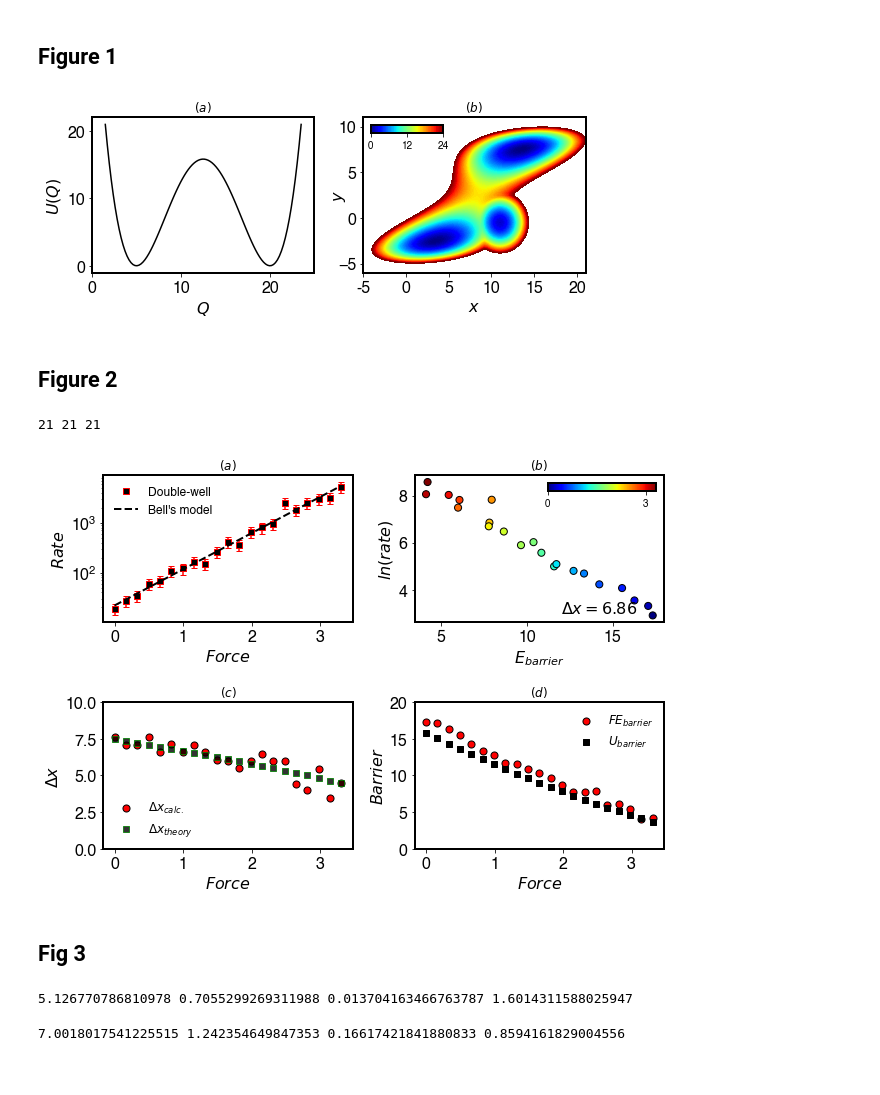
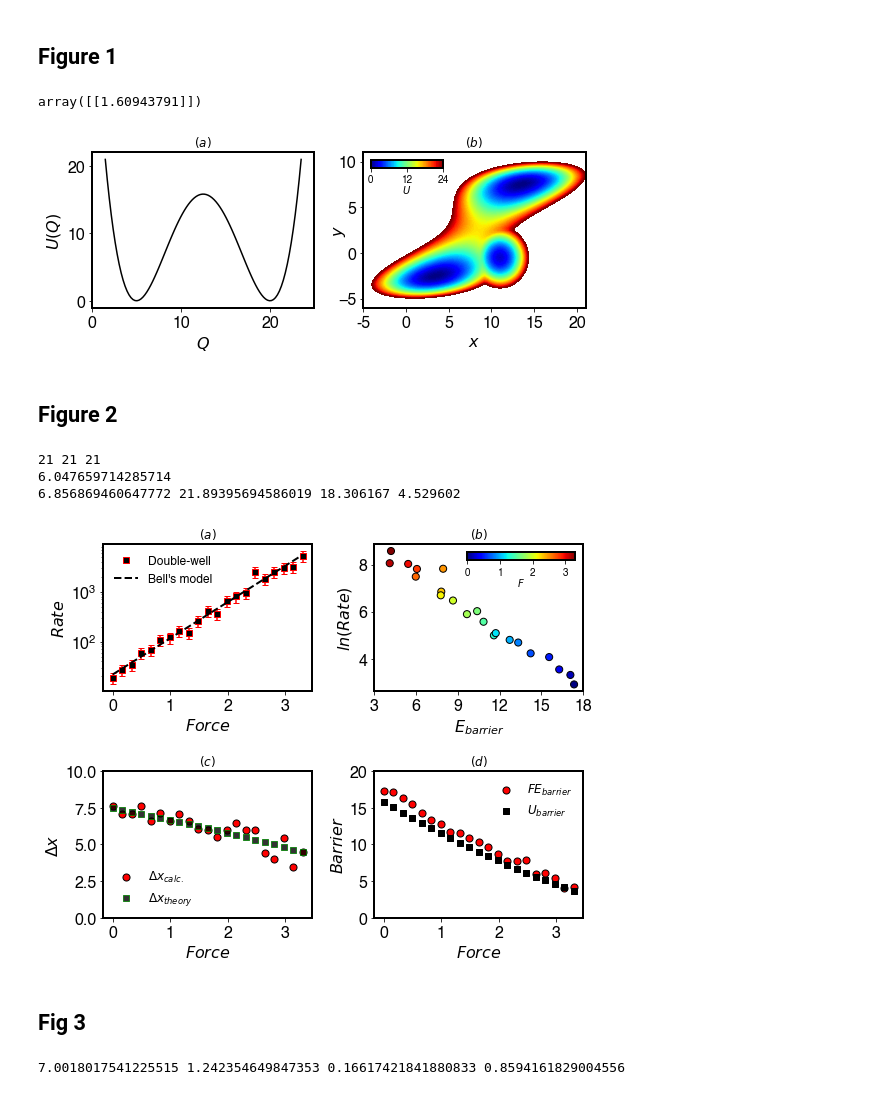
Before and after one commit to hocky-research-group/PenaUnbindingPaper, a Jupyter notebook: analysis/FiguresforPaper.ipynb, the cells around one changed output. Drawn from its saved outputs; the diff is of its cells as text; code cells hidden in the pictures.

Commit message:
update plotting

```diff
--- a/analysis/FiguresforPaper.ipynb
+++ b/analysis/FiguresforPaper.ipynb
@@ -50,29 +52,26 @@ def slip_rate(force, k1s_0, xd, kbT = 0.596):
     return rate
 # %% [markdown]
 ## Figure 1
+# %%
+potential(12.5, 0)
+V = makarovp(11,-.5,a=0.4, b=0.2, barrier=4, d=0, s=6,l=11, w=1, vy=-0.5, cy=1, Fx=0)
+V
+# %% [output]
+array([[1.60943791]])
 # %%
 from mpl_toolkits.axes_grid1 import make_axes_locatable
 from matplotlib import font_manager
 from mpl_toolkits.axes_grid1.inset_locator import inset_axes
+
 dist = np.linspace(1.5,23.5,100)
 U = potential(dist, 0)
-U_force = potential(dist,-2)
-shift_U = U_force + 11
-arrow_properties = dict(
-    facecolor="black", width=0.5,
-    headwidth=2, shrink=0.5)
-label_x = 20
-label_y = 10
-arrow_x = 20
-arrow_y = 0
+
+
 test_x_points = np.linspace(-5,21,100)
 test_y_points = np.linspace(-5,10,75)
 V = makarovp(test_x_points,test_y_points,a=0.4, b=0.2, barrier=4, d=0, s=6,l=11, w=1, vy=-0.5, cy=1, Fx=0)
 
 fig, ax = plt.subplots(1,2, figsize=(8,3.5))
-#for axis in ['top', 'bottom', 'left', 'right']:
- #   ax[0].spines[axis].set_linewidth(1.5)
-  #  ax[1].spines[axis].set_linewidth(1.5)
 ax[0].plot(dist, U, c='k')
 ax[0].set_xlabel(r'$Q$', fontweight='bold')
 ax[0].set_ylabel(r'$U(Q)$', fontweight='bold')
@@ -82,30 +81,22 @@ ax[0].set_title(r"$(a)$", fontsize=12)
 im1=ax[1].contourf(test_x_points,test_y_points, V, levels=np.linspace(0,24,100),cmap='jet')
 
 
-
-#divider = make_axes_locatable(ax[1])
-#cax = divider.append_axes('right', size='5%', pad=0.05)
-#cb=fig.colorbar(im1, cax=cax, orientation='vertical', label=r'$U({Q})$')
-#cb_ax = cb.ax
-
-cb.set_ticks(np.linspace(0,24,5))
 ax[1].set_xlabel(r'$x$', fontweight='bold')
 ax[1].set_ylabel(r'$y$', fontweight='bold', labelpad=-10)
 ax[1].xaxis.set_major_locator(mpl.ticker.FixedLocator(np.linspace(-5, 20, 6)))
 ax[1].set_xticklabels([int(i) for i in np.linspace(-5,20,6)])
 ax[1].set_ylim(-6,11)
 ax[1].set_title(r"$(b)$", fontsize=12)
-#ax[1].tick_params(axis='both', labelsize=14)
 plt.tight_layout()
-cbaxes = inset_axes(ax[1], width=1.0, height="5%",loc="upper left")
+cbaxes = inset_axes(ax[1], width=1, height=.1,loc="upper left")
 cbar = fig.colorbar(im1, cax=cbaxes, ticks = [0.,12,24], orientation='horizontal',)
 cbar.ax.tick_params(labelsize=10)
-#fig.subplots_adjust(top=.93)
+cbar.set_label(r'$U$', fontsize=10, labelpad=-1)
 fig.savefig(f"{out_dir}figure1.pdf")
 plt.show()
 plt.close()
 # %% [output]
-[figure, old version]
+[figure, new version]
 # %% [markdown]
 ## Figure 2
 # %%
@@ -131,17 +122,26 @@ dx_array = dx_dat[:,2]
 infr_rates = rates
 kb_T = 2.478
 ln_infr_rates = np.log(infr_rates)
-en_height_dx_beta = np.array(height)#*bell_dx/kb_T
+en_height_dx_beta = np.array(height) #*bell_dx/kb_T
 print(len(infr_rates), len(height), len(forces))
+print(np.mean(dx_exp))
+print(bell_dx, bell_k0, rates[-1], bars[-1])
 # %% [output]
 21 21 21
+6.047659714285714
+6.856869460647772 21.89395694586019 18.306167 4.529602
 # %%
 #plt.rcParams['font.size'] = 14
 from mpl_toolkits.axes_grid1 import make_axes_locatable
 from matplotlib.cm import ScalarMappable
 from mpl_toolkits.axes_grid1.inset_locator import inset_axes
+mpl.rcParams['savefig.dpi'] = 300
+mpl.rcParams['lines.linewidth'] = 1.5
+mpl.rcParams['font.family'] = 'Helvetica'
+plt.rcParams['font.size'] = 16
+plt.rcParams['axes.linewidth'] = 2
 
-fig, ax = plt.subplots(2,2, figsize=(9,6.5))
+fig, ax = plt.subplots(2,2, figsize=(8,6.5))
 ax[1,1].scatter(forces_h,height,c='r',edgecolors='k', label=r"$FE_{barrier}$",s=50)
 ax[1,1].set_ylabel(r'$Barrier$', fontweight='bold', c='k')
 ax[1,1].set_xlabel(r'$Force$', fontweight='bold')
@@ -153,7 +153,7 @@ ax[1,1].scatter(forces_dx, height_dx,c='k', marker='s',label=r"$U_{barrier}$",s=
 #ax2.set_ylim(0,20)
 ax[1,1].legend(fontsize=12, loc='best', frameon=False)
 
-
+lab = "%2.2f"%(bell_dx)
 theo_x = np.linspace(0.0,np.max(forces),100)
 theo_y = slip_rate_nm(theo_x, bell_k0, bell_dx)[0]
 ax[0,0].plot(forces, rates, c='k',marker='s',label='Double-well', linestyle='', mec='r')
@@ -162,40 +162,44 @@ ax[0,0].plot(theo_x, theo_y,  c='k', linestyle='--', linewidth=2, label="Bell's
 ax[0,0].set_ylabel(r"$Rate$")
 ax[0,0].set_yscale('log')
 ax[0,0].set_xlabel(r"$Force$")
 ax[0,0].set_title(r"$(a)$", fontsize=12)
 ax[0,0].legend(fontsize=12, loc='best', frameon=False)
+#ax[0,0].text(1.75,57,r"$\Delta x_{bell}=$"+lab, fontsize=12)
+#ax[0,0].text(1.75,30,r"$k^{0}_{bell}=$"+f"{21.9}", fontsize=12)
+#ax[0,0].text(1.75,13,r"$k^0=18.31\pm 4.53$", fontsize=12)
 
 ax[1,0].scatter(forces_h, dx_exp,c='r', edgecolors='k', s=50, label=r"$\Delta x_{calc.}$")
 ax[1,0].set_ylabel(r'$\Delta x$', fontweight='bold')
 ax[1,0].set_xlabel(r'$Force$', fontweight='bold')
 ax[1,0].set_ylim(0,10)
 ax[1,0].scatter(forces_dx, dx_array,c='k', marker='s', edgecolors='g', s=30, alpha=0.8, label=r"$\Delta x_{theory}$")
 ax[1,0].set_ylim(0,10)
 ax[1,0].legend(fontsize=12, loc='lower left', frameon=False)
 ax[1,0].set_title(r"$(c)$", fontsize=12)
 
-lab = "%2.2f"%(bell_dx)
+
 ax[0,1].scatter(en_height_dx_beta,ln_infr_rates, c=forces, cmap='jet',edgecolors='k',s=50)
-ax[0,1].set_ylabel(r'$ln(rate)$', fontweight='bold')
+ax[0,1].set_ylabel(r'$ln(Rate)$', fontweight='bold')
 ax[0,1].set_xlabel(r'$E_{barrier}$', fontweight='bold')
 ax[0,1].set_title(r"$(b)$", fontsize=12)
-ax[0,1].text(12,3,f"$\Delta x={lab}$")
-#xticks = np.linspace(10,50,5)
-#ax[0,1].set_xticks(xticks)
+#ax[0,1].text(3.2,3,f"$\Delta x={lab}$", fontsize=12)
+xticks = np.linspace(3,18,6)
+ax[0,1].set_xticks(xticks)
 cmap = plt.get_cmap("jet")
 norm = plt.Normalize(min(forces), max(forces))
 sm =  ScalarMappable(norm=norm, cmap=cmap)
 #sm.set_array([])
 
 plt.tight_layout()
 cbaxes = inset_axes(ax[0,1], width=1.5, height="5%")
-cbar = fig.colorbar(sm, cax=cbaxes, ticks = [0.,3], orientation='horizontal')
+cbar = fig.colorbar(sm, cax=cbaxes, ticks = [0.,1,2,3], orientation='horizontal')
 cbar.ax.tick_params(labelsize=10)
+cbar.set_label(r'$F$', fontsize=10, labelpad=-1)
 fig.savefig(f"{out_dir}figure2.pdf")
 plt.show()
 plt.close()
 # %% [output]
-[figure, old version]
+[figure, new version]
 # %% [markdown]
 ## Fig 3
 # %%
@@ -208,7 +212,7 @@ k1c_0 = catch[0]
 x1c = catch[1]
 k1s_0 = catch[2]
 x1s = catch[3]
-print(k1c_0, x1c, k1s_0, x1s)
+#print(k1c_0, x1c, k1s_0, x1s)
 
 fvsH = np.genfromtxt("../data/catchbond/FES/barrier_vs_force_x.dat", dtype=float, comments='#')
 forces_h = fvsH[:,0]
@@ -217,7 +221,5 @@ height_x = fvsH[:,1]
 fvsHy = np.genfromtxt("../data/catchbond/FES/barrier_vs_force_y.dat", dtype=float, comments='#')
 forces_hy = fvsHy[:,0]
 height_y = fvsHy[:,1]
-# %% [output]
-5.126770786810978 0.7055299269311988 0.013704163466763787 1.6014311588025947
 # %%
 force_catch = data[:,0][1:]
```
Also changed, not shown: parts of 17 cells of this notebook, 11 other files.
